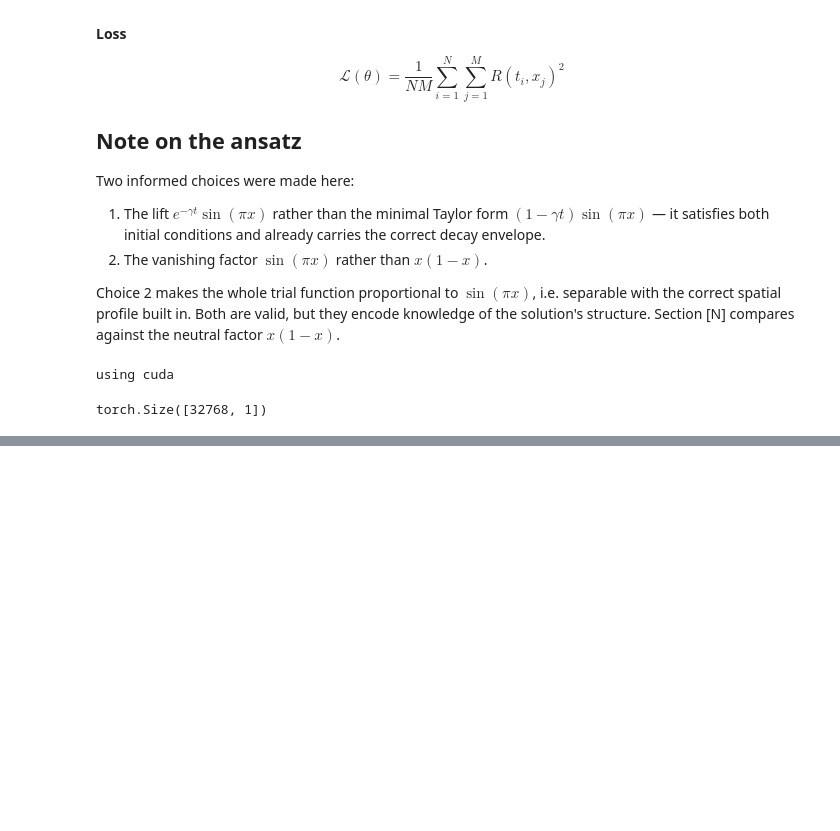
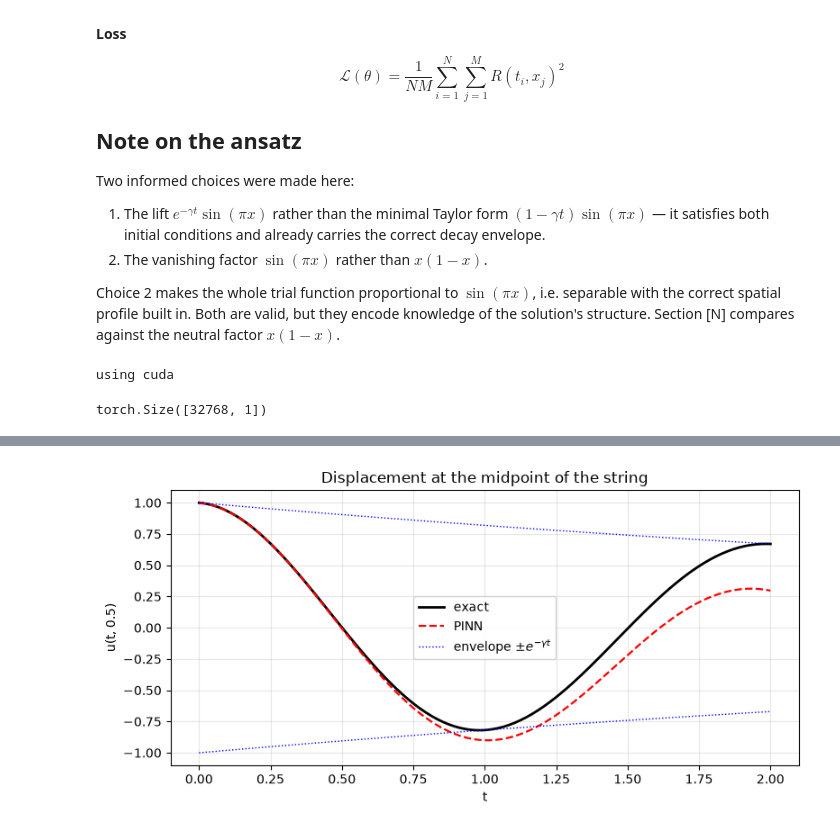
Before and after one commit to RaghavSinghal15/Scientific-ML-Study-Project, a Jupyter notebook: 03_dampedwaveeqn.ipynb, the cells around one changed output, grey strips where cells are left out. Saved outputs shown, nothing was run; the diff lists cells and outputs as text; code cells hidden in the pictures; blank space fills up the shorter version.

```diff
--- a/03_dampedwaveeqn.ipynb
+++ b/03_dampedwaveeqn.ipynb
@@ -187,0 +269,14 @@ PINN max error: 0.004610885985543461
+# %%
+mid = np.argmin(np.abs(x_np - 0.5))     # index nearest x = 0.5
+
+plt.figure(figsize=(8, 4))
+plt.plot(t_np, u_exact[:, mid], 'k-',  lw=2,   label='exact')
+plt.plot(t_np, u_pred[:, mid],  'r--', lw=1.6, label='PINN')
+plt.plot(t_np,  np.exp(-GAMMA*t_np), 'b:', lw=1, label=r'envelope $\pm e^{-\gamma t}$')
+plt.plot(t_np, -np.exp(-GAMMA*t_np), 'b:', lw=1)
+plt.xlabel('t'); plt.ylabel('u(t, 0.5)')
+plt.title('Displacement at the midpoint of the string')
+plt.legend(); plt.grid(alpha=0.3)
+plt.tight_layout(); plt.show()
+# %% [output]
+[figure, added]
```
Also changed, not shown: parts of 10 cells of this notebook.
